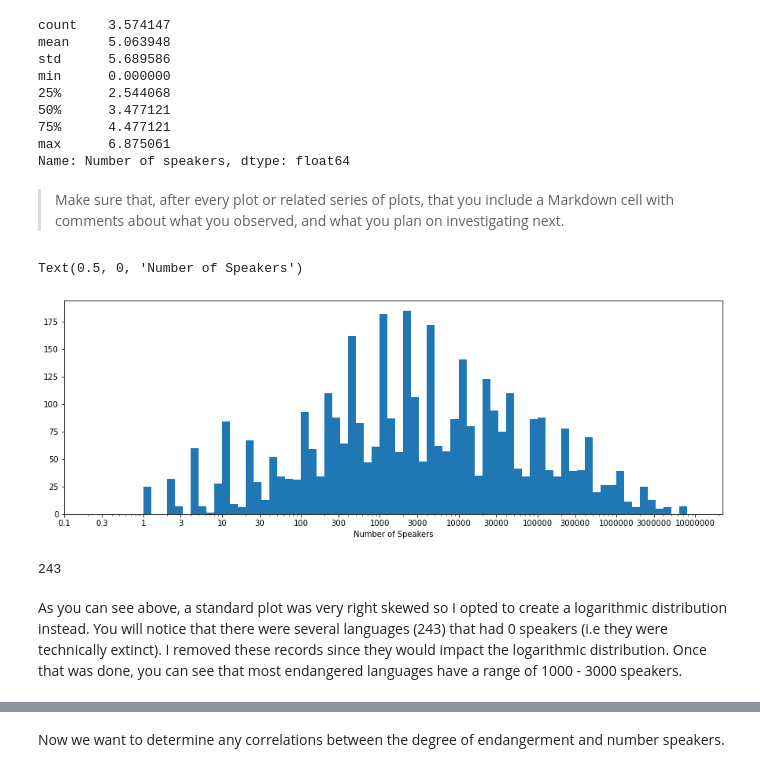
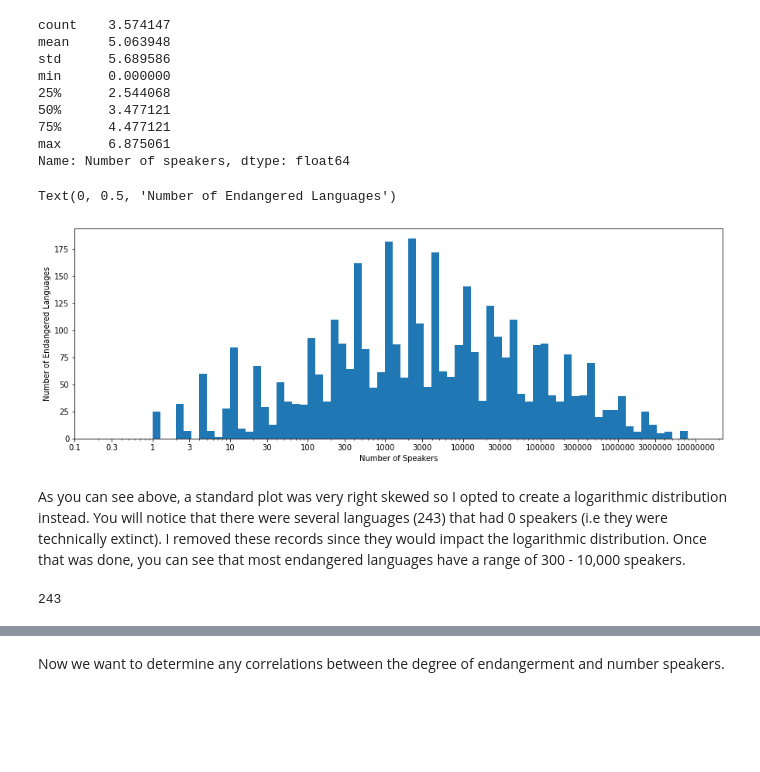
Before and after one commit to jpsrpv20/Endangered-Languages, a Jupyter notebook: endangered_languages_exploration.ipynb, the cells around one changed output, grey strips where cells are left out. Saved outputs shown, nothing was run; the diff lists cells and outputs as text; code cells hidden in the pictures; blank space fills up the shorter version.

```diff
--- a/endangered_languages_exploration.ipynb
+++ b/endangered_languages_exploration.ipynb
@@ -245,31 +246,28 @@ min      0.000000
 75%      4.477121
 max      6.875061
 Name: Number of speakers, dtype: float64
-# %% [markdown]
-> Make sure that, after every plot or related series of plots, that you
-include a Markdown cell with comments about what you observed, and what
-you plan on investigating next.
 # %%
 plt.figure(figsize=[15,5])
 # Set bin size. The min is set to 0 since we don't need to take into account extinct languages
 bins = 10 ** np.arange(0, 7+0.1, 0.1)
 # Modify the ticks to make the x-axis more readable
 ticks = [0.1, 0.3, 1, 3, 10, 30, 100, 300, 1000,3000,10000,30000, 100000, 300000, 1000000, 3000000, 10000000]
 labels = ['{}'.format(v) for v in ticks]
 plt.hist(data = non_extinct, x = 'Number of speakers', bins=bins);
 # Apply  a logarithmic axis scale
 plt.xscale('log')
 # Apply the ticks we defined to our plot
 plt.xticks(ticks,labels);
 # Apply x-axis label
 plt.xlabel('Number of Speakers')
+plt.ylabel('Number of Endangered Languages')
 # %% [output]
-Text(0.5, 0, 'Number of Speakers')
+Text(0, 0.5, 'Number of Endangered Languages')
-[figure, old version]
+[figure, new version]
+# %% [markdown]
+As you can see above, a standard plot was very right skewed so I opted to create a logarithmic distribution instead. You will notice that there were several languages (243) that had 0 speakers (i.e they were technically extinct). I removed these records since they would impact the logarithmic distribution. Once that was done, you can see that most endangered languages have a range of 300 - 10,000 speakers.
 # %%
 # Now let's go back and see how many were extinct
 end_lang[end_lang['Number of speakers'] == 0]['ID'].count()
 # %% [output]
 243
-# %% [markdown]
-As you can see above, a standard plot was very right skewed so I opted to create a logarithmic distribution instead. You will notice that there were several languages (243) that had 0 speakers (i.e they were technically extinct). I removed these records since they would impact the logarithmic distribution. Once that was done, you can see that most endangered languages have a range of 1000 - 3000 speakers.
```
Also changed, not shown: parts of 37 cells of this notebook.
